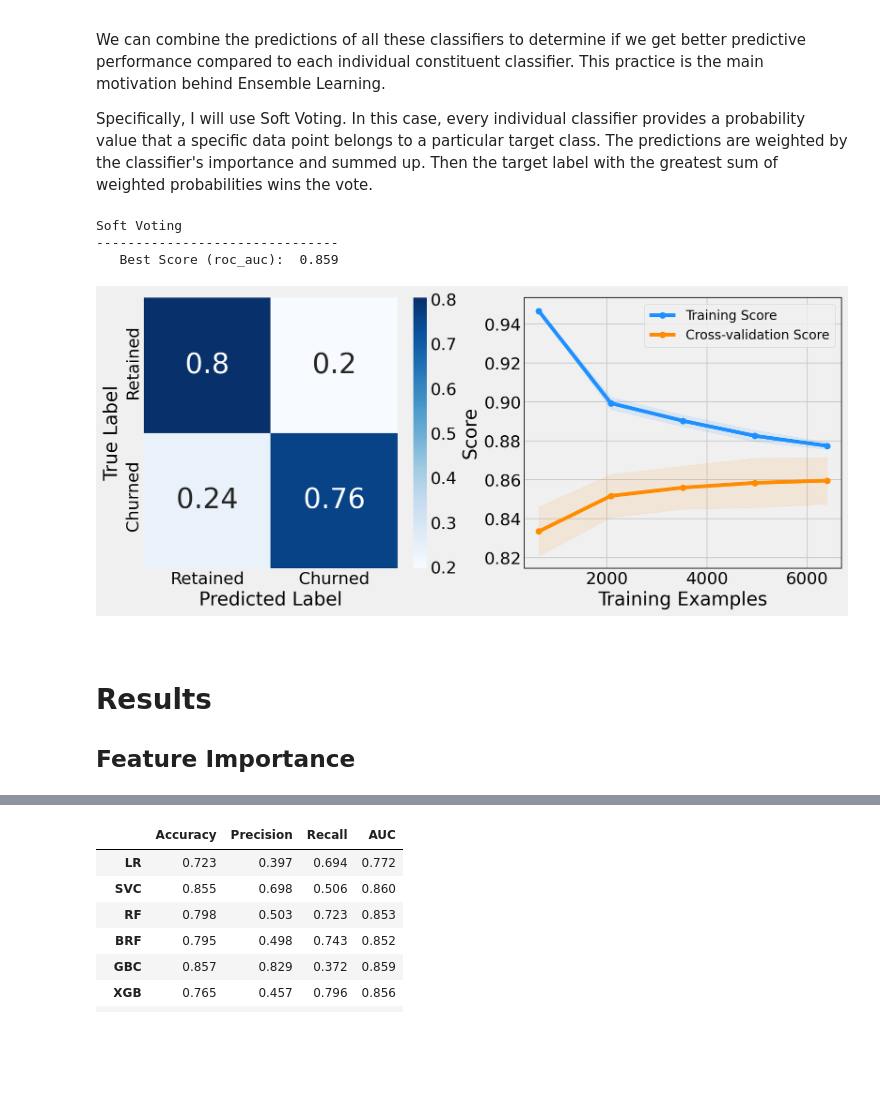
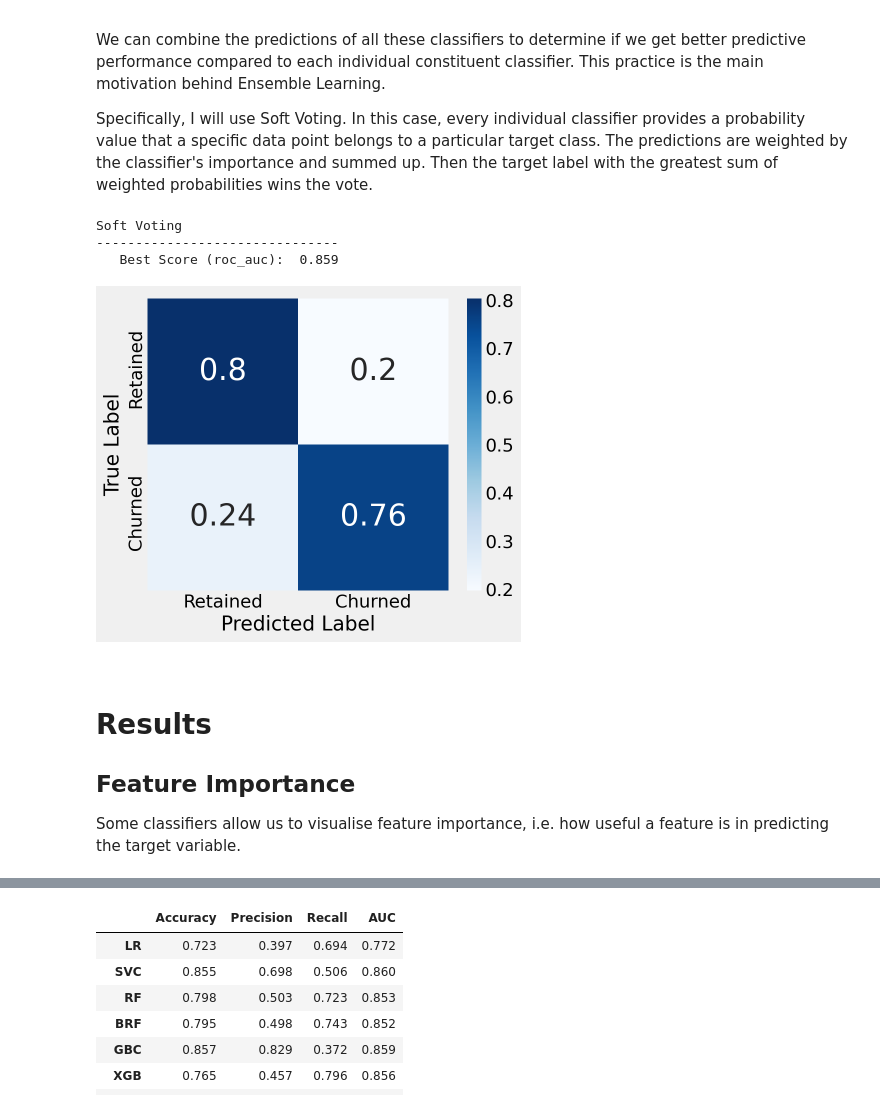
Before and after one commit to KOrfanakis/Predicting_Customer_Churn_Classification, a Jupyter notebook: Analysis_Notebook.ipynb, the cells around one changed output, grey strips where cells are left out. Saved outputs shown, nothing was run; the diff lists cells and outputs as text; code cells hidden in the pictures; blank space fills up the shorter version.

```diff
--- a/Analysis_Notebook.ipynb
+++ b/Analysis_Notebook.ipynb
@@ -794,24 +731,25 @@ In this section, we will create two simple models to estimate the **baseline per
 # %%
 clf_list = [('GNB', GaussianNB()),
             (' LR', LogisticRegression(random_state=random_state,
-                                      class_weight='balanced'))]
+                                       class_weight='balanced'))]
 
-cv_base_mean, cv_std = [], []
+cv_base_mean, cv_base_std = [], []
 for clf in clf_list:
 
-    cv = cross_val_score(estimator=clf[1],
-                         X=X_train,
-                         y=y_train,
-                         scoring=scoring_metric,
-                         cv=5,
-                         n_jobs=-1)
+    cv_scores = cross_val_score(estimator=clf[1],
+                                X=X_train,
+                                y=y_train,
+                                scoring=scoring_metric,
+                                cv=cv,
+                                n_jobs=-1)
 
-    cv_base_mean.append(cv.mean())
-    cv_std.append(cv.std())
+    cv_base_mean.append(cv_scores.mean())
+    cv_base_std.append(cv_scores.std())
 
-print('Baseline Models ({}):'.format(scoring_metric))
-
+print('Baseline Models - CV Score({}):'.format(scoring_metric))
 for i in range(len(clf_list)):
-    print('   {}: {}'.format(clf_list[i][0], np.round(cv_base_mean[i], 3)))
+    print('   {}: {} ± {}'.format(clf_list[i][0],
+                                  np.round(cv_base_mean[i], 3),
+                                  np.round(cv_base_std[i], 3)))
 # %% [output]
 Baseline Models (roc_auc):
@@ -1172,45 +1090,45 @@ estimators = [('LR', best_lr_clf.best_estimator_),
               ('XGB', best_xgb_clf.best_estimator_),
               ('LGBM', best_lgbm_clf.best_estimator_)]
 
 tuned_voting_soft = VotingClassifier(estimators=estimators[1:],
                                      voting='soft',
                                      n_jobs=-1)
-estimators.append(('SoftV', tuned_voting_soft))
 
 y_pred_pp = cross_val_predict(tuned_voting_soft,
                               X_train,
                               y_train,
                               cv=cv,
                               method='predict_proba')[:, 1]
 y_pred = y_pred_pp.round()
 
 cm = confusion_matrix(y_train, y_pred, normalize='true')
 fpr, tpr, _ = roc_curve(y_train, y_pred_pp)
 comparison_dict['SVot'] = [
     accuracy_score(y_train, y_pred),
     precision_score(y_train, y_pred),
     recall_score(y_train, y_pred),
     roc_auc_score(y_train, y_pred_pp), fpr, tpr
 ]
 
 print('Soft Voting\n-------------------------------')
-print('   Best Score ({}): '.format(scoring_metric), np.round(roc_auc_score(y_train, y_pred_pp), 3))
+print('   Best Score ({}): '.format(scoring_metric),np.round(roc_auc_score(y_train, y_pred_pp), 3))
 
-fig, (ax1, ax2) = plt.subplots(1, 2, figsize=(12, 5))
+fig, ax = plt.subplots(figsize=(6, 5))
 
-plot_conf_mx(cm, ax1)
-plot_learning_curve(tuned_voting_soft, X_train, y_train, ax2)
+plot_conf_mx(cm, ax)
 # %% [output]
 Soft Voting
 -------------------------------
    Best Score (roc_auc):  0.859
-[figure, old version]
+[figure, new version]
-# %% [markdown]
-<br>
-
-# Results
-
-## Feature Importance
+# %% [markdown]
+<br>
+
+# Results
+
+## Feature Importance
+
+Some classifiers allow us to visualise feature importance, i.e. how useful a feature is in predicting the target variable.
 # %%
 colors_fi = ['steelblue', 'darkgray', 'cadetblue', 'bisque']
 
```
Also changed, not shown: parts of 45 cells of this notebook.
